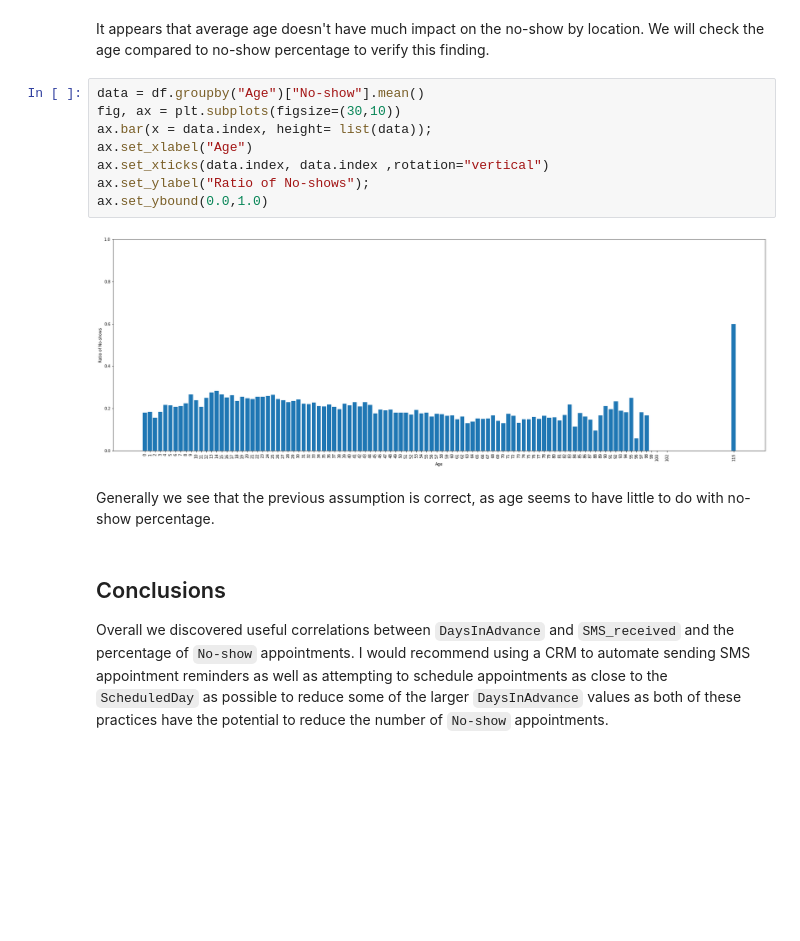
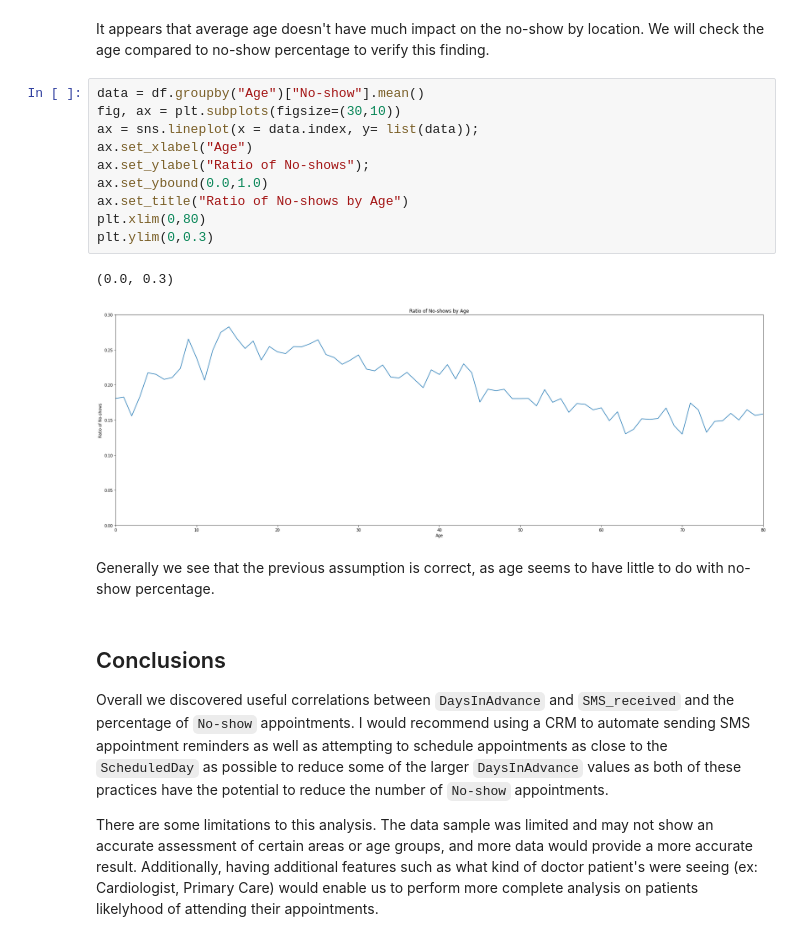
Before and after one commit to SeraphDev6/Investigate-a-Dataset, a Jupyter notebook: Investigating_causes_of_missed_appoinments.ipynb, the cells around one changed output. Drawn from its saved outputs; the diff is of its cells as text; blank space fills up the shorter version.

```diff
--- a/Investigating_causes_of_missed_appoinments.ipynb
+++ b/Investigating_causes_of_missed_appoinments.ipynb
@@ -411,13 +416,16 @@ It appears that average age doesn't have much impact on the no-show by location.
 # %%
 data = df.groupby("Age")["No-show"].mean()
 fig, ax = plt.subplots(figsize=(30,10))
-ax.bar(x = data.index, height= list(data));
+ax = sns.lineplot(x = data.index, y= list(data));
 ax.set_xlabel("Age")
-ax.set_xticks(data.index, data.index ,rotation="vertical")
 ax.set_ylabel("Ratio of No-shows");
 ax.set_ybound(0.0,1.0)
+ax.set_title("Ratio of No-shows by Age")
+plt.xlim(0,80)
+plt.ylim(0,0.3)
 # %% [output]
+(0.0, 0.3)
-[figure, old version]
+[figure, new version]
 # %% [markdown]
 Generally we see that the previous assumption is correct, as age seems to have little to do with no-show percentage.
 # %% [markdown]
@@ -425,3 +433,5 @@ Generally we see that the previous assumption is correct, as age seems to have l
 ## Conclusions
 
 Overall we discovered useful correlations between `DaysInAdvance` and `SMS_received` and the percentage of `No-show` appointments. I would recommend using a CRM to automate sending SMS appointment reminders as well as attempting to schedule appointments as close to the `ScheduledDay` as possible to reduce some of the larger `DaysInAdvance` values as both of these practices have the potential to reduce the number of `No-show` appointments.
+
+There are some limitations to this analysis. The data sample was limited and may not show an accurate assessment of certain areas or age groups, and more data would provide a more accurate result. Additionally, having additional features such as what kind of doctor patient's were seeing (ex: Cardiologist, Primary Care) would enable us to perform more complete analysis on patients likelyhood of attending their appointments.
```
Also changed, not shown: parts of 4 cells of this notebook, 1 other file.
